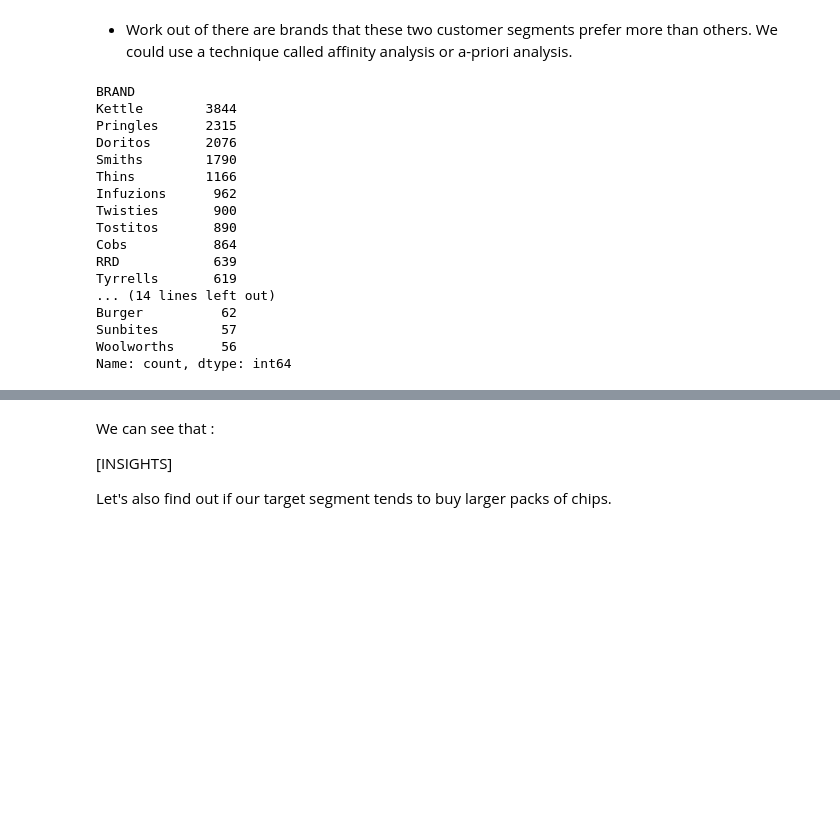
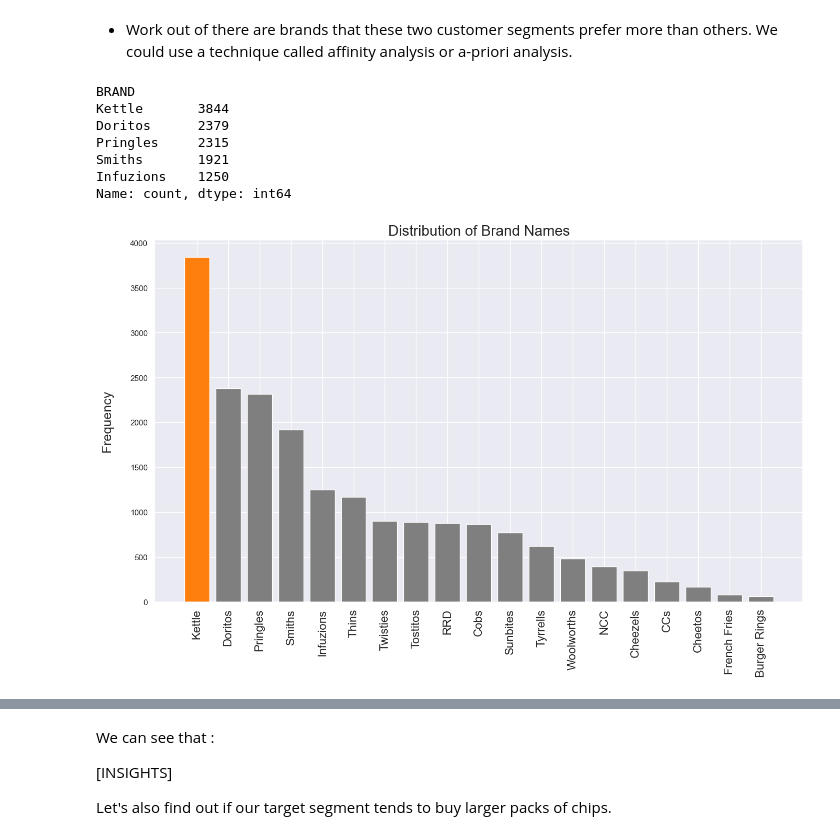
Before and after one commit to sabirinID/Quantium-Data-Analytics-Virtual-Internship, a Jupyter notebook: Files/1-Data Preparation and Customer Analytics/1-Data Preparation.ipynb, the cells around one changed output, grey strips where cells are left out. Saved outputs shown, nothing was run; the diff lists cells and outputs as text; code cells hidden in the pictures; blank space fills up the shorter version.

```diff
--- a/Files/1-Data Preparation and Customer Analytics/1-Data Preparation.ipynb
+++ b/Files/1-Data Preparation and Customer Analytics/1-Data Preparation.ipynb
@@ -645,3 +697,6 @@ data[data.duplicated() == True]
 # %% [output]
 |  | DATE | STORE_NBR | LYLTY_CARD_NBR | TXN_ID | PROD_NBR | PROD_NAME | PROD_QTY | TOT_SALES | PACK_SIZE | ... |
 | 116277 | 2018-10-01 | 107 | 107024 | 108462 | 45 | Smiths Thinly Cut Roast Chicken 175g | 2 | 6.0 | 175 | ... |
+# %%
+# Drop duplicates
+data.drop_duplicates(inplace=True)
@@ -843,27 +904,31 @@ We might want to target customer segments that contribute the most to sales to r
 mainstream_young = data[(data['LIFESTAGE'] == 'YOUNG SINGLES/COUPLES') & (data['PREMIUM_CUSTOMER'] == 'Mainstream')]
 
 # Count the frequency of each brand
-brand_counts = mainstream_young['BRAND'].value_counts()
+brand_mainstream_young = mainstream_young['BRAND'].value_counts()
 
-brand_counts
+brand_mainstream_young.head()
 # %% [output]
 BRAND
-Kettle        3844
-Pringles      2315
-Doritos       2076
-Smiths        1790
-Thins         1166
-Infuzions      962
-Twisties       900
-Tostitos       890
-Cobs           864
-RRD            639
-Tyrrells       619
-... (14 lines left out)
-Burger          62
-Sunbites        57
-Woolworths      56
+Kettle       3844
+Doritos      2379
+Pringles     2315
+Smiths       1921
+Infuzions    1250
 Name: count, dtype: int64
+# %%
+colors = ['tab:orange' if x == brand_mainstream_young.max() else 'tab:gray' for x in brand_mainstream_young]
+
+plt.figure(figsize=(16, 9))
+plt.bar(brand_mainstream_young.index, brand_mainstream_young, color=colors)
+
+plt.title('Distribution of Brand Names', fontsize=20)
+plt.xticks(fontsize=16, rotation=90)
+plt.xlabel('')
+plt.ylabel('Frequency\n', fontsize=18)
+
+plt.show()
+# %% [output]
+[figure, added]
 # %%
 # pip install mlxtend
 # %%
```
Also changed, not shown: parts of 8 cells of this notebook.
